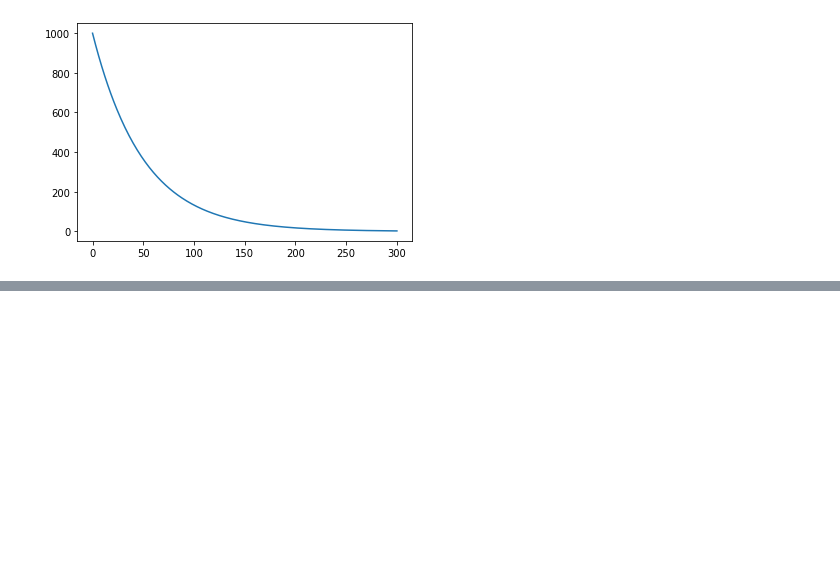
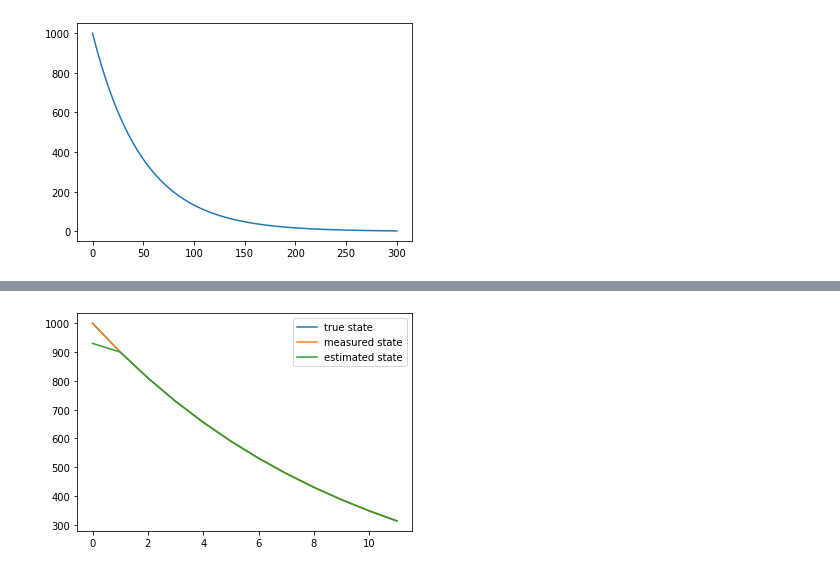
Before and after one commit to jeffreyqdd/kalman, a Jupyter notebook: kalman2.ipynb, the cells around one changed output, grey strips where cells are left out. Saved outputs shown, nothing was run; the diff lists cells and outputs as text; code cells hidden in the pictures; blank space fills up the shorter version.

```diff
--- a/kalman2.ipynb
+++ b/kalman2.ipynb
@@ -176,3 +176,99 @@ round: 297,  gain: 0.0,  prediction error: 0.07
 round: 298,  gain: 0.0,  prediction error: 0.07
 round: 299,  gain: 0.0,  prediction error: 0.07
 round: 300,  gain: 0.0,  prediction error: 0.07
+# %%
+'''
+kalman filter in a nutshell
+
+predict:
+x_hat_k = a * x_hat_k-1
+
+p_k = a * p_k-1 * a
+
+update:
+g_k = p_k-1 / (p_k-1 + r)
+x_hat_k = x_hat_k + g_k (z_k - x_hat_k)
+p_k = (1-g_k) p_k
+
+z_k = x_k + v_k
+
+'''
+
+NOISE = 0
+r = NOISE + 0.0000000000000000001
+a = 0.90
+
+#at k=0
+x_k = 1000
+z_k = 930
+p_k = 1
+x_hat_k = 930
+g_k= 0
+z_k = x_k + np.random.uniform(-NOISE, NOISE)
+
+
+
+
+
+log = [[0, x_k, z_k, p_k, x_hat_k, g_k]]
+
+for i in range(1,12):
+    #motion
+    x_k = a * x_k
+
+
+    #predict
+
+    x_hat_k = a * x_hat_k
+    p_k = a * p_k * a
+
+
+    #sense
+    z_k = x_k + np.random.uniform(-NOISE, NOISE)
+
+    #update
+
+
+    g_k = p_k / (p_k + r)
+    x_hat_k = x_hat_k + g_k * (z_k - x_hat_k)
+    p_k = (1-g_k) * p_k
+
+    log.append([i, x_k, z_k, p_k, x_hat_k, g_k])
+
+
+#print(log)
+#plt.scatter(time_t, observed_t, label = "observations", s=1)
+plt.plot([ i[0] for i in log], [ i[1] for i in log], label = "true state")
+plt.plot([ i[0] for i in log], [ i[2] for i in log], label = "measured state")
+plt.plot([ i[0] for i in log], [ i[4] for i in log], label = "estimated state")
+#plt.plot(time_t, altitude_t, label = "real")
+plt.legend()
+plt.show()
+
+
+
+#-----input
+#ALTITUDE_0 = 1000 #assume in meters
+#NOISE = 40 #assume +/- in meters
+
+#------logic
+# time_t = [0]
+# altitude_t = [ALTITUDE_0]
+# observed_t = []
+# estimated_state_t = [ALTITUDE_0] #overwrite estimated state w/ new
+# g_k = [1]
+# p_k = [10000]
+
+
+
+
+for i in log:
+    print(f"true: {round(i[1],2)},  estimated: {round(i[4],2)}, prediction error: {round(i[3],2)}")
+
+true_state = [i[1] for i in log]
+estimated_state = [i[4] for i in log]
+
+
+#print(np.average(abs(np.array(true_state) - np.array(estimated_state))))
+# %% [output]
+[figure, added]
```
Also changed, not shown: parts of 6 cells of this notebook, 1 other file.
